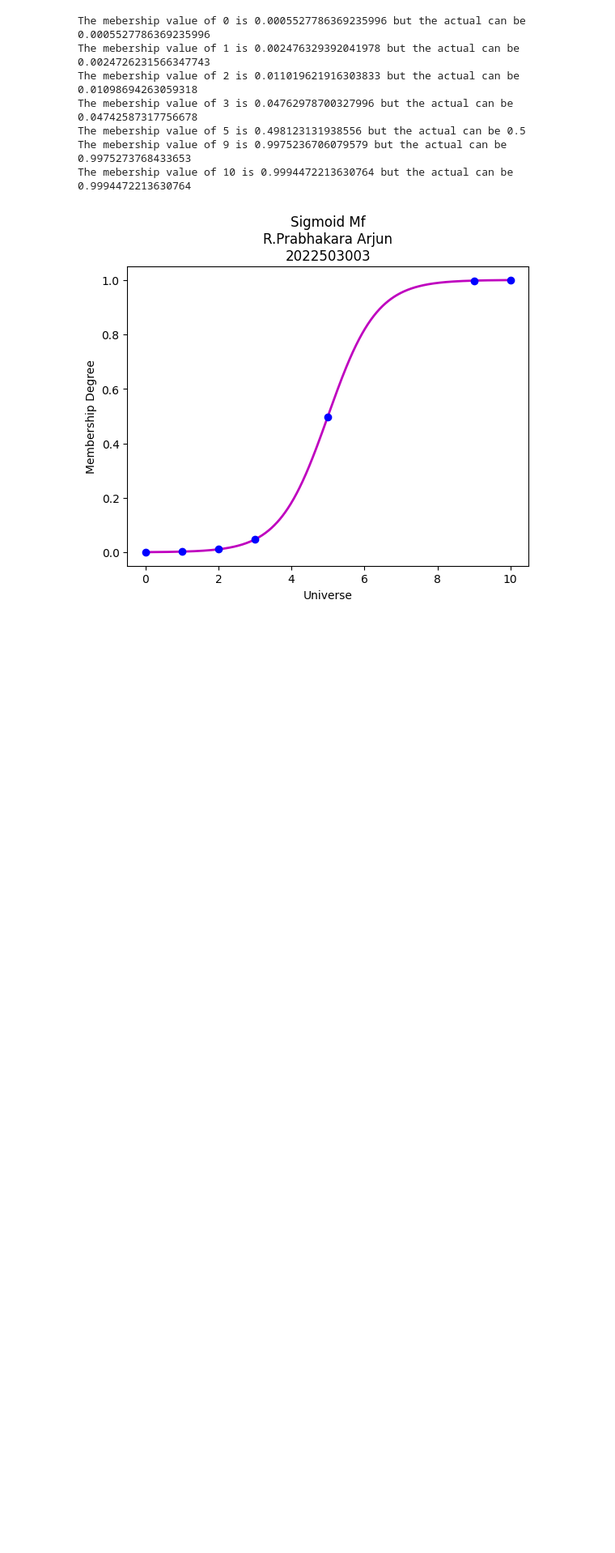
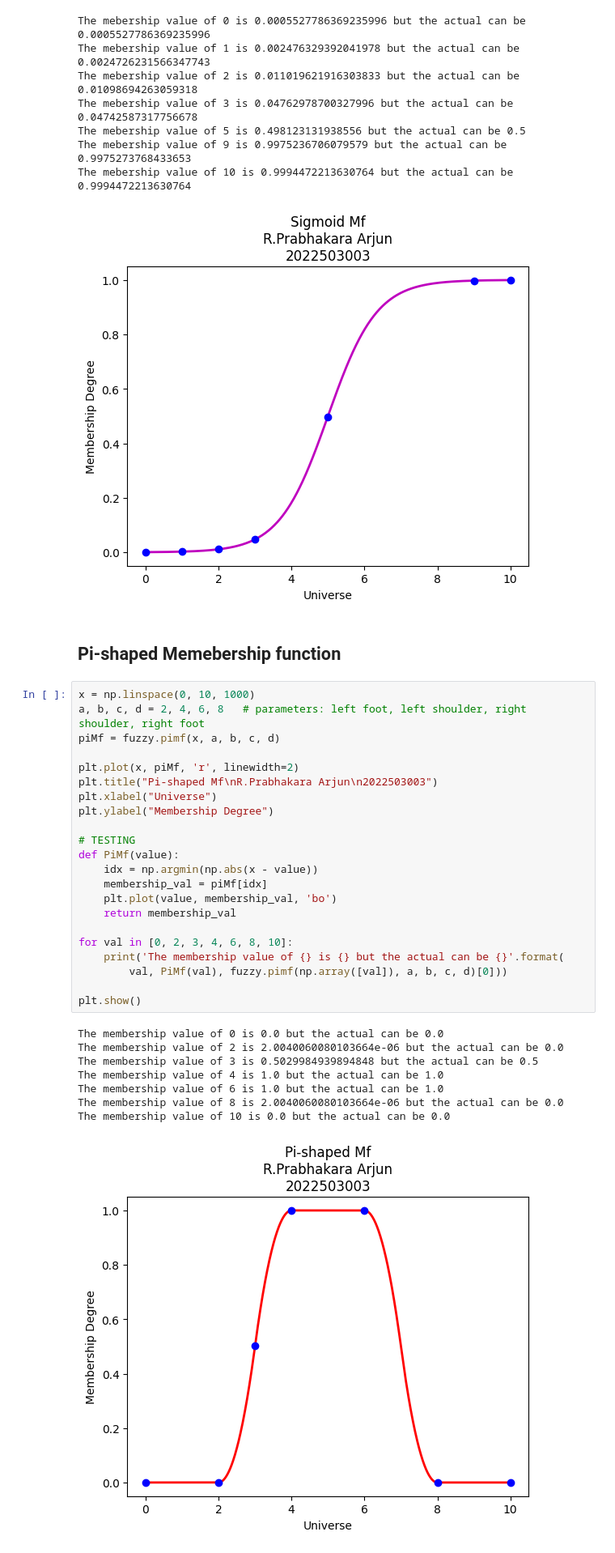
Before and after one commit to themysterysolver/PYTHON_BASICS, a Jupyter notebook: SOFT_COMPUTING/FUZZY_MEMBERSHIP_FUNCTION.ipynb, the cells around one changed output. Shown at 81% size. Saved outputs shown, nothing was run; the diff lists cells and outputs as text; blank space fills up the shorter version.

Commit message:
FEAT:added pi,bell shaped,dsigmoid!

```diff
--- a/SOFT_COMPUTING/FUZZY_MEMBERSHIP_FUNCTION.ipynb
+++ b/SOFT_COMPUTING/FUZZY_MEMBERSHIP_FUNCTION.ipynb
@@ -241,3 +241,36 @@ The mebership value of 5 is 0.498123131938556 but the actual can be 0.5
 The mebership value of 9 is 0.9975236706079579 but the actual can be 0.9975273768433653
 The mebership value of 10 is 0.9994472213630764 but the actual can be 0.9994472213630764
 [figure]
+# %% [markdown]
+## Pi-shaped Memebership function
+# %%
+x = np.linspace(0, 10, 1000)
+a, b, c, d = 2, 4, 6, 8   # parameters: left foot, left shoulder, right shoulder, right foot
+piMf = fuzzy.pimf(x, a, b, c, d)
+
+plt.plot(x, piMf, 'r', linewidth=2)
+plt.title("Pi-shaped Mf\nR.Prabhakara Arjun\n2022503003")
+plt.xlabel("Universe")
+plt.ylabel("Membership Degree")
+
+# TESTING
+def PiMf(value):
+    idx = np.argmin(np.abs(x - value))
+    membership_val = piMf[idx]
+    plt.plot(value, membership_val, 'bo')
+    return membership_val
+
+for val in [0, 2, 3, 4, 6, 8, 10]:
+    print('The membership value of {} is {} but the actual can be {}'.format(
+        val, PiMf(val), fuzzy.pimf(np.array([val]), a, b, c, d)[0]))
+
+plt.show()
+# %% [output]
+The membership value of 0 is 0.0 but the actual can be 0.0
+The membership value of 2 is 2.0040060080103664e-06 but the actual can be 0.0
+The membership value of 3 is 0.5029984939894848 but the actual can be 0.5
+The membership value of 4 is 1.0 but the actual can be 1.0
+The membership value of 6 is 1.0 but the actual can be 1.0
+The membership value of 8 is 2.0040060080103664e-06 but the actual can be 0.0
+The membership value of 10 is 0.0 but the actual can be 0.0
+[figure, added]
```
Also changed, not shown: parts of 2 cells of this notebook.
